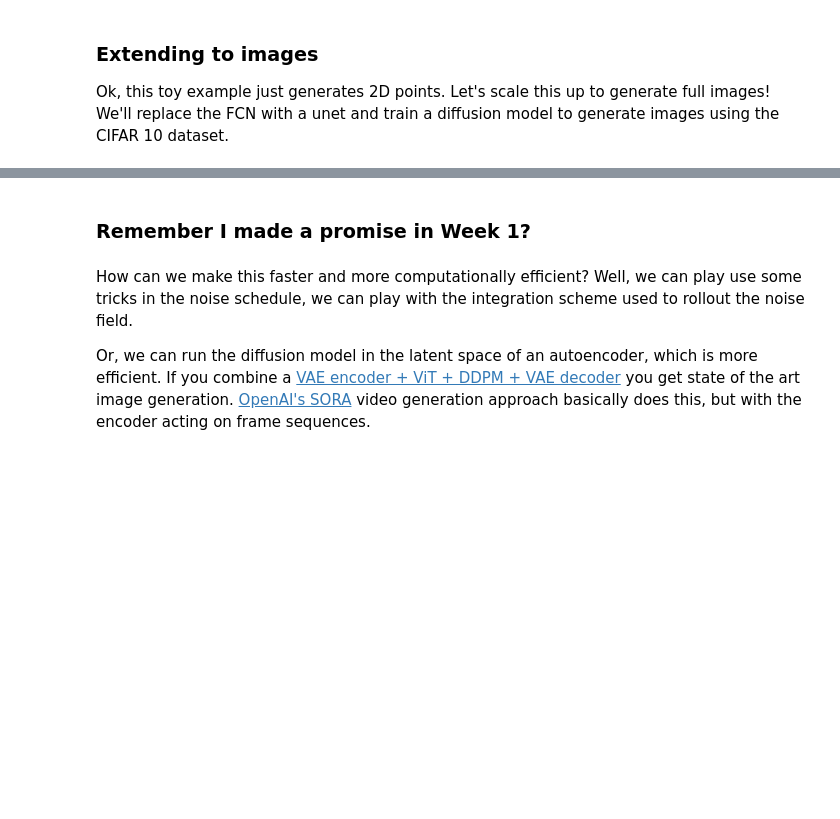
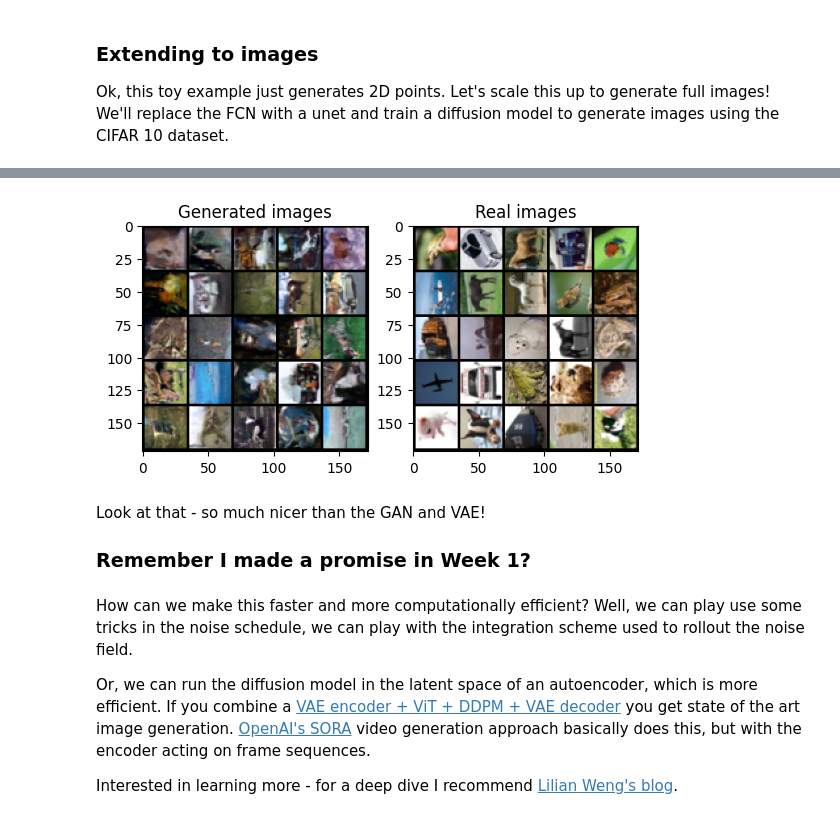
Before and after one commit to mgb45/ECE4076, a Jupyter notebook: bonus_content/4-Diffusion_models.ipynb, the cells around one changed output, grey strips where cells are left out. Saved outputs shown, nothing was run; the diff lists cells and outputs as text; code cells hidden in the pictures; blank space fills up the shorter version.

Commit message:
Added diffusion models and tweaked clip notebook.

```diff
--- a/bonus_content/4-Diffusion_models.ipynb
+++ b/bonus_content/4-Diffusion_models.ipynb
@@ -226,7 +226,7 @@ class FCN(nn.Module):
 d_hidden = 128
 d_in = d_out = X.shape[1]
 batch_size = 128
-n_epochs = 2000
+n_epochs = 5000
 n_steps = 25
 
 # Make a noise prediction model, and diffusion process
@@ -300,4 +303,4 @@ Ok, this toy example just generates 2D points. Let's scale this up to generate f
 # %%
-n_epochs = 100
+n_epochs = 50
 n_steps = 1000
 ddpm = DDPM(n_steps=n_steps).to(device)
@@ -311,0 +318,15 @@ model = Unet(
+# %%
+!pip3 install -e git+https://github.com/pesser/pytorch_diffusion.git#egg=pytorch_diffusion
+
+from pytorch_diffusion import Model
+
+model = Model(resolution=32,
+              in_channels=3,
+              out_ch=3,
+              ch=128,
+              ch_mult=(1,2,2,2),
+              num_res_blocks=2,
+              attn_resolutions=(16,),
+              dropout=0.1).to(device)
+
+print(model)
@@ -317,10 +354,11 @@ from torch.utils.data import DataLoader
 # %%
 from torchvision.transforms import transforms
 transform = transforms.Compose([
+    transforms.RandomHorizontalFlip(),
     transforms.ToTensor(),
 ])
 
 
 data = torchvision.datasets.CIFAR10(root='./data/',transform=transform)
-train_loader = DataLoader(data,batch_size=8,shuffle=True)
+train_loader = DataLoader(data,batch_size=256,shuffle=True,num_workers=4)
 # %% [markdown]
@@ -359,18 +399,24 @@ for step in range(n_epochs):
 # %%
 Ns = 25
-ims = ddpm.sample(model,x=torch.randn(Ns,3,32,32).to(device),n_samples=Ns,device=device).detach().cpu()
+ims = np.clip(ddpm.sample(model,x=torch.randn(Ns,3,32,32).to(device),n_samples=Ns,device=device).detach().cpu(),0,1)
 grid_im = torchvision.utils.make_grid(ims, nrow=5).transpose(0,2)
 plt.subplot(1,2,1)
 plt.imshow(grid_im)
 plt.title('Generated images')
 grid_im = torchvision.utils.make_grid(im[0:25], nrow=5).transpose(0,2)
 plt.subplot(1,2,2)
 plt.imshow(grid_im)
 plt.title('Real images')
 plt.show()
+# %% [output]
+[figure, added]
 # %% [markdown]
+Look at that - so much nicer than the GAN and VAE!
+
 ### Remember I made a promise in Week 1?
 # %% [markdown]
 How can we make this faster and more computationally efficient? Well, we can play use some tricks in the noise schedule, we can play with the integration scheme used to rollout the noise field.
 
 Or, we can run the diffusion model in the latent space of an autoencoder, which is more efficient. If you combine a [VAE encoder + ViT + DDPM + VAE decoder](https://arxiv.org/abs/2212.09748) you get state of the art image generation. [OpenAI's SORA](https://openai.com/research/video-generation-models-as-world-simulators) video generation approach basically does this, but with the encoder acting on frame sequences.
+
+Interested in learning more - for a deep dive I recommend [Lilian Weng's blog](https://lilianweng.github.io/posts/2021-07-11-diffusion-models/).
```
Also changed, not shown: parts of 12 cells of this notebook, 2 other files.
